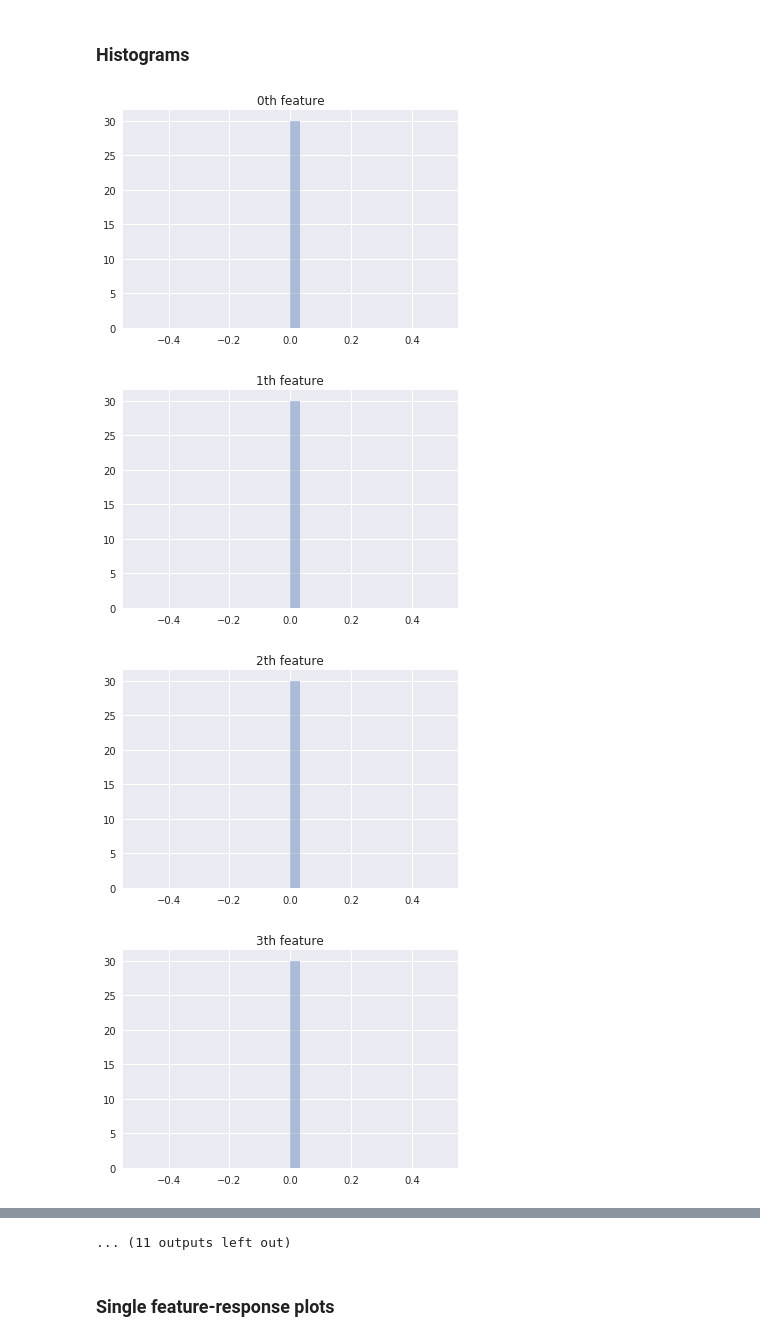
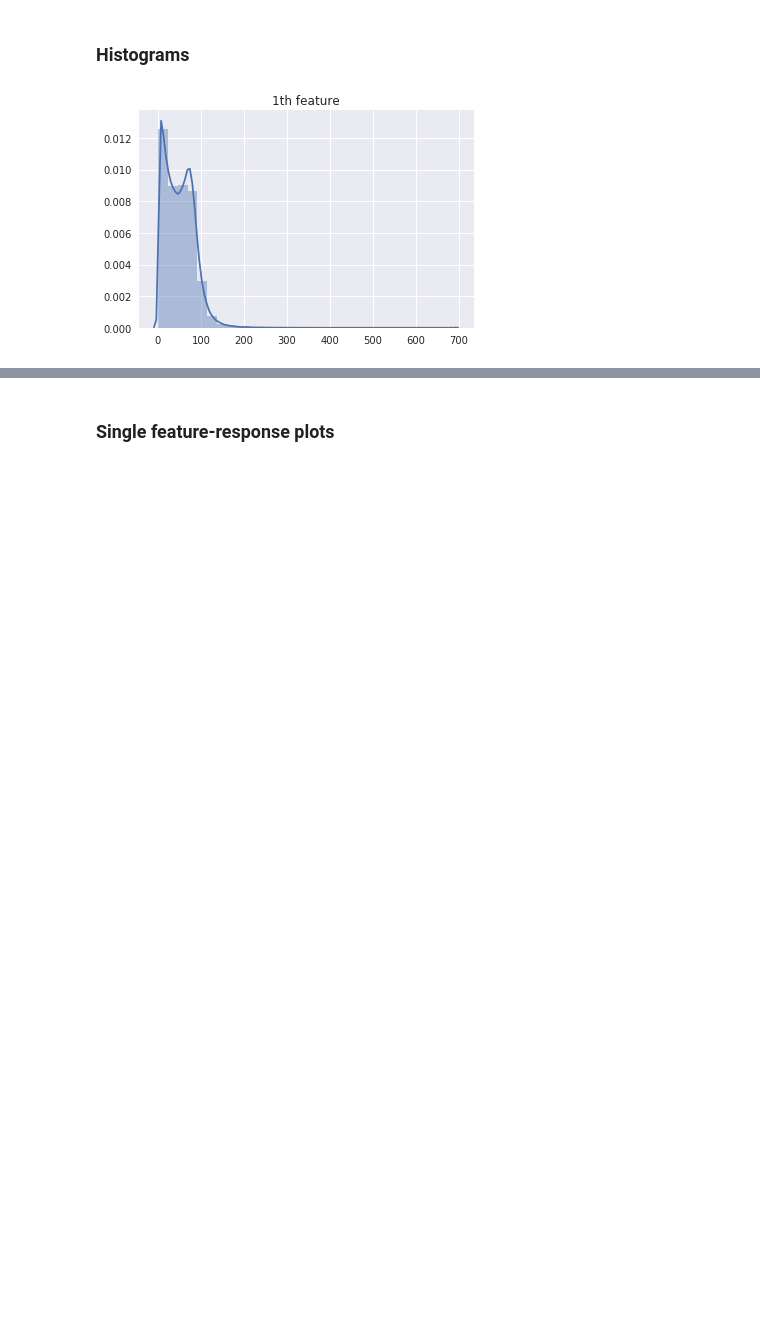
Before and after one commit to dufourc1/ML_CS433_project1, a Jupyter notebook: src/Charles_tests.ipynb, the cells around one changed output, grey strips where cells are left out. Cells and saved outputs as stored; diff of their text form; code cells hidden in the pictures; blank space fills up the shorter version.

```diff
--- a/src/Charles_tests.ipynb
+++ b/src/Charles_tests.ipynb
@@ -35,7 +35,7 @@ x = np.delete(x_all,[4,5,6,12,26,27,28],1)
 # %% [markdown]
  which Definition
 # %%
-which = range(x.shape[1]) #Change according to desired features in tests
+which = range(1,2) #Change according to desired features in tests
 # %% [markdown]
 ### Scatter plots
 # %%
@@ -79,14 +67,11 @@ def hist_plot(data,i):
     plt.show()
 # %%
 for i in which:
-    feature = data0[:,i]
+    feature = x_all[:,i]
     feature = feature[feature>-999]
 #     hist_plot(feature,i)
     sns.distplot(feature,bins=30,kde=True)
     plt.title('{i}th feature'.format(i=i))
     plt.show()
 # %% [output]
-[figure, old version]
+[figure, new version]
-[figure, removed]
-[figure, removed]
-[figure, removed]
@@ -101,4 +78,3 @@ for i in which:
-... (11 outputs left out)
 # %% [markdown]
 ### Single feature-response plots
 # %%
```
Also changed, not shown: parts of 20 cells of this notebook, 2 other files.
